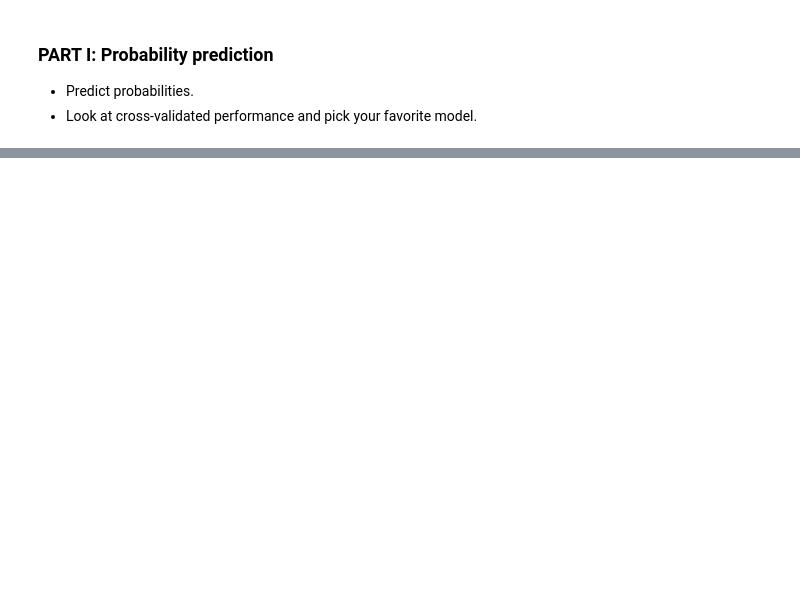
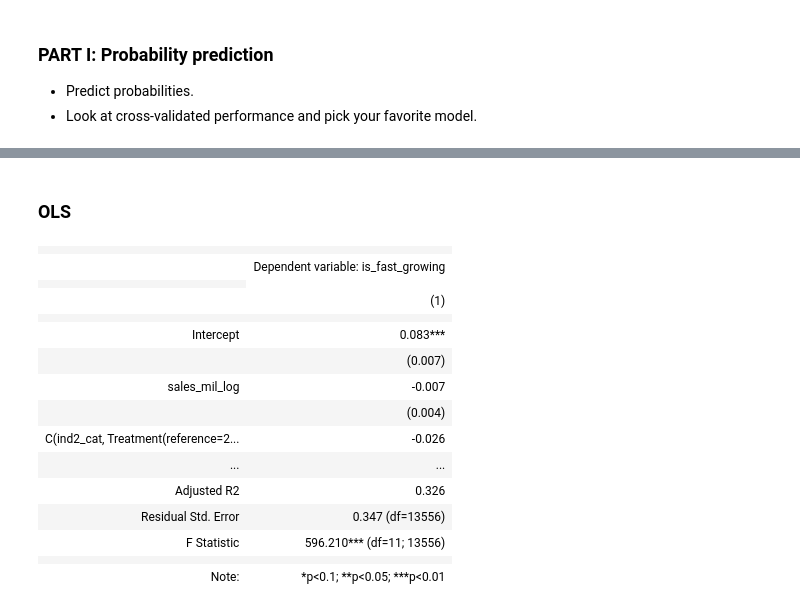
Before and after one commit to 4mbrus/Data-Analysis-3, a Jupyter notebook: Assignment 2/assignment_2.ipynb, the cells around one changed output, grey strips where cells are left out. Saved outputs shown, nothing was run; the diff lists cells and outputs as text; code cells hidden in the pictures; blank space fills up the shorter version.

Commit message:
took variable sets from class, added first ols, nice stargazer table

```diff
--- a/Assignment 2/assignment_2.ipynb
+++ b/Assignment 2/assignment_2.ipynb
@@ -19,6 +23,6 @@ from statsmodels.tools.eval_measures import mse,rmse
 # %%
 # read in the clean dataset
-firms = pd.read_csv("bisnode_firms_clean.csv")
+firms_df = pd.read_csv("bisnode_firms_clean.csv")
 # %%
 rawvars = ["curr_assets", "curr_liab", "extra_exp", "extra_inc", "extra_profit_loss", "fixed_assets",
               "inc_bef_tax", "intang_assets", "inventories", "liq_assets", "material_exp", "personnel_exp",
@@ -47,0 +69,2 @@ hr = ["female", "ceo_age", "flag_high_ceo_age", "flag_low_ceo_age",
+# %%
+firms_df.dropna(inplace=True)
@@ -70,3 +96,3 @@ ind2_cat
 Name: count, dtype: int64
 # %%
-ind2_catmat = pd.get_dummies(firms["ind2_cat"], drop_first=True) #drops category "26"
+ind2_catmat = patsy.dmatrix("C(ind2_cat, Treatment(reference=26))", firms_df, return_type="dataframe")
@@ -83,3 +168,29 @@ region_catmat = pd.get_dummies(firms["m_region_loc"], drop_first=True) #drops ca
+# %% [markdown]
+### OLS
+# %%
+ols_modelx1 = smf.ols("y ~ X1", data=firms_df).fit()
+ols1_summary = Stargazer([ols_modelx1])
+ols1_summary.dependent_variable_name("is_fast_growing")
+ols_modelx1_param_names = ols_modelx1.params.index.tolist()
+ols1_summary.rename_covariates(dict(zip(ols_modelx1_param_names, ["Intercept"] + list(X1.columns))))
+ols1_summary
+# %% [output]
+|  |  |
+|  | Dependent variable: is_fast_growing |
+|  |
+|  | (1) |
+|  |  |
+| Intercept | 0.083*** |
+|  | (0.007) |
+| sales_mil_log | -0.007 |
+|  | (0.004) |
+| C(ind2_cat, Treatment(reference=2... | -0.026 |
+| ... | ... |
+| Adjusted R2 | 0.326 |
+| Residual Std. Error | 0.347 (df=13556) |
+| F Statistic | 596.210*** (df=11; 13556) |
+|  |  |
+| Note: | *p<0.1; **p<0.05; ***p<0.01 |
 # %%
 # define seed
 np.random.seed(1234)
```
Also changed, not shown: parts of 15 cells of this notebook.
